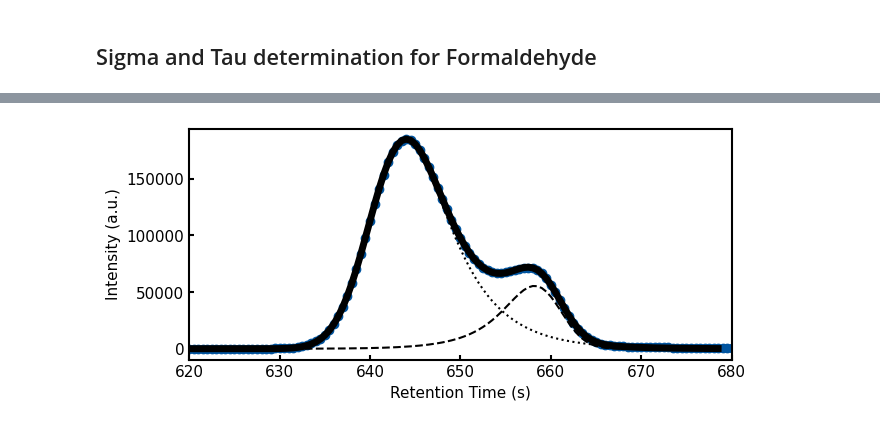
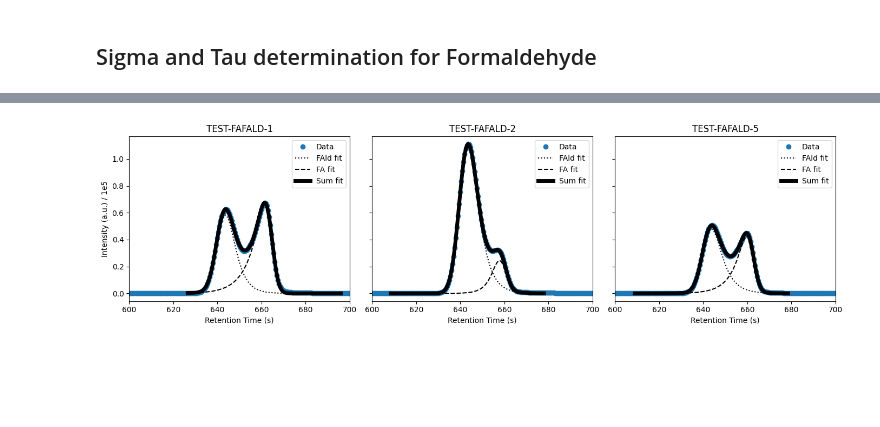
Before and after one commit to fabianketter/HPLC-Deconvolution, a Jupyter notebook: HPLC.ipynb, the cells around one changed output, grey strips where cells are left out. Saved outputs shown, nothing was run; the diff lists cells and outputs as text; code cells hidden in the pictures; blank space fills up the shorter version.

```diff
--- a/HPLC.ipynb
+++ b/HPLC.ipynb
@@ -107,20 +104,20 @@ def extract_chromatogram(filepath):                                         # de
     return data_export                                                      # return the data for chromatogram
 # %%
 path = 'data/calibration/'
-file = ['CAL-FALD-1.txt', 'CAL-FA-1.txt', 'CAL-MeOH-1.txt']
+file = ['CAL-FALD-1.txt', 'CAL-FA-1.txt']
 
-# load samples for each calibration (FAld, FA, MeOH)
+# load samples for each calibration (FAld, FA)
 samples = [extract_chromatogram(path + f) for f in file]
-index_1, index_2 = 0, 2000
+index_1, index_2 = 1200, 1400  # indices for zoomed-in plot
 
-fig, axes = plt.subplots(ncols=3, figsize=(12,3))  # explicit axes (three columns)
-titles = ['Formaldehyde', 'Formic Acid', 'Methanol']
+fig, axes = plt.subplots(ncols=2, figsize=(8,3))
+titles = ['Formaldehyde', 'Formic Acid']
 for ax, samp, title in zip(axes, samples, titles):
-    ax.plot(samp[index_1:index_2,0], samp[index_1:index_2,1]/1e6, 'k-')
+    ax.plot(samp[index_1:index_2,0], samp[index_1:index_2,1] / 1e5, 'k-')
     ax.set_xlim(samp[index_1,0], samp[index_2,0])
     ax.set_title(title)
 
-axes[0].set_ylabel('Intensity (a.u.) / 1e6')
+axes[0].set_ylabel('Intensity (a.u.) / 1e5')
 for ax in axes:
     ax.set_xlabel('Time (s)')
 plt.tight_layout()
@@ -385,48 +265,51 @@ print(6.62*3.9)
 # %%
 #Unconstrained fit
 print('Unconstrained fit')
-print('-'*80)
-print(sample_name)
-print('-'*80)
+path_1 = 'data/calibration/'
+sample_specs = [
+    ('TEST-FAFALD-1.txt', wt_perc_FAld[0], wt_perc_FA[0]),
+    ('TEST-FAFALD-2.txt', wt_perc_FAld[1], wt_perc_FA[1]),
+    ('TEST-FAFALD-5.txt', wt_perc_FAld[4], wt_perc_FA[4]),
+]
 
-initial_guess = [1e5, 644, 3.625, 0.33, 1e4, 660, 2.665, 0.1634]
-lower_bounds = [0, 640, 0, 0, 0, 658, 0, 0]
-upper_bounds = [np.inf, 645, 4, 0.7, np.inf, 666, 3, 0.3]
-popt, _ = sc.optimize.curve_fit(EMGsTailFront, sample[index_1:index_2,0], sample[index_1:index_2,1],
-                                p0 = initial_guess, bounds = [lower_bounds, upper_bounds])
-h1, mu1, sigma1, tau1 = popt[:4]
-h2, mu2, sigma2, tau2 = popt[4:]
+fig, axes = plt.subplots(ncols=3, figsize=(14, 4), sharey=True)
 
-#calculate fit functions
-EMG_FAld = EMG(sample[index_1:index_2,0], h1, mu1, sigma1, tau1)
-EMG_FA   = EMG_mirrored(sample[index_1:index_2,0], h2, mu2, sigma2, tau2)
+for ax, (sample_file, wt_fald_real, wt_fa_real) in zip(axes, sample_specs):
+    print(sample_file.center(80, '='))
+    print(f"{'Peak':^10} {'h':^10} {'mu':^8} {'sigma':^8} {'tau':^8} {'Peak pos.':^10} {'wt% real':^10} {'wt% fit':^10}")
+    print('- ' * 40)
 
-#Methanol:
-mask = (sample[:,0] > 850) & (sample[:,0] < 950)
-index_3, index_4 = np.argmax(sample[:, 1][mask])-70, np.argmax(sample[:, 1][mask])+70
-index_3_full, index_4_full = np.where(mask)[0][index_3], np.where(mask)[0][index_4]
-integral_MeOH = trapezoid(sample[index_3_full:index_4_full,1], sample[index_3_full:index_4_full,0], axis=0)
-concentration_MeOH = integral_MeOH/MeOH['slope']
-peak_time = sample[mask][np.argmax(sample[mask][:,1]),0]
+    sample = extract_chromatogram(path_1 + sample_file)
+    index_1 = max(0, np.argmax(sample[:,1]) - 70)
+    index_2 = min(len(sample), np.argmax(sample[:,1]) + 70)
 
-# Table for popt parameters, concentration and peak position
-print(f"{'Peak':<10} {'h':<12} {'mu':<10} {'sigma':<10} {'tau':<10} {'[wt%]':<12} {'Peak pos.':<12}")
-print("-" * 80)
-print(f"{'FAld':<10} {h1:<12.2f} {mu1:<10.3f} {sigma1:<10.3f} {tau1:<10.3f} {h1/FAld['slope']:<12.2f} {sample[index_1:index_2,0][np.argmax(EMG_FAld)]:<12.2f}")
-print(f"{'FA':<10} {h2:<12.2f} {mu2:<10.3f} {sigma2:<10.3f} {tau2:<10.3f} {h2/FA['slope']:<12.2f} {sample[index_1:index_2,0][np.argmax(EMG_FA)]:<12.2f}")
-print(f"{'MeOH':<10} {'-'*40} {' '*4} {concentration_MeOH:<12.2f} {peak_time:<12.2f}")
+    initial_guess = [1e5, 644, 3.625, 0.33, 1e4, 660, 2.665, 0.1634]
+    lower_bounds = [0, 640, 0, 0, 0, 658, 0, 0]
+    upper_bounds = [np.inf, 645, 4, 0.7, np.inf, 666, 3, 0.3]
+    popt, _ = sc.optimize.curve_fit(EMGsTailFront, sample[index_1:index_2,0], sample[index_1:index_2,1],
+                                    p0=initial_guess, bounds=[lower_bounds, upper_bounds])
+    h1, mu1, sigma1, tau1 = popt[:4]
+    h2, mu2, sigma2, tau2 = popt[4:]
 
-#plot
-fig, ax = plt.subplots()
-ax.plot(sample[:,0], sample[:,1], 'C0o')
-ax.plot(sample[index_1:index_2,0], EMG_FAld, 'k:')
-ax.plot(sample[index_1:index_2,0], EMG_FA, 'k--')
-ax.plot(sample[index_1:index_2,0], EMG_FAld+EMG_FA, 'k-', lw = 5)
+    #calculate fit functions
+    EMG_FAld = EMG(sample[index_1:index_2,0], h1, mu1, sigma1, tau1)
+    EMG_FA = EMG_mirrored(sample[index_1:index_2,0], h2, mu2, sigma2, tau2)
 
-ax.set_xlim(620, 680)
-#ax.set_ylim(0, 120000)
-ax.set_xlabel('Retention Time (s)')
-ax.set_ylabel('Intensity (a.u.)')
+    print(f"{'FALD':^10} {h1:^10.0f} {mu1:^8.1f} {sigma1:^8.3f} {tau1:^8.3f} {sample[index_1:index_2,0][np.argmax(EMG_FAld)]:^10.1f} {wt_fald_real:^10.2f} {h1/FAld['slope']:^10.2f}")
+    print(f"{'FA':^10} {h2:^10.0f} {mu2:^8.1f} {sigma2:^8.3f} {tau2:^8.3f} {sample[index_1:index_2,0][np.argmax(EMG_FA)]:^10.1f} {wt_fa_real:^10.2f} {h2/FA['slope']:^10.2f}")
+    print()
+    #plot
+    ax.plot(sample[:,0], sample[:,1] / 1e5, 'C0o')
+    ax.plot(sample[index_1:index_2,0], EMG_FAld / 1e5, 'k:')
+    ax.plot(sample[index_1:index_2,0], EMG_FA / 1e5, 'k--')
+    ax.plot(sample[index_1:index_2,0], (EMG_FAld + EMG_FA) / 1e5, 'k-', lw=5)
+    ax.set_xlim(600, 700)
+    ax.set_title(sample_file.replace('.txt', ''))
+    ax.set_xlabel('Retention Time (s)')
+    ax.legend(['Data', 'FAld fit', 'FA fit', 'Sum fit'])
+
+axes[0].set_ylabel('Intensity (a.u.) / 1e5')
+fig.tight_layout()
 plt.show()
 # %% [output]
 Unconstrained fit
@@ -441,2 +333,2 @@ MeOH       ----------------------------------------      2.75         902.50
-[figure, old version]
+[figure, new version]
 # %%
```
Also changed, not shown: parts of 14 cells of this notebook, 26 other files.
